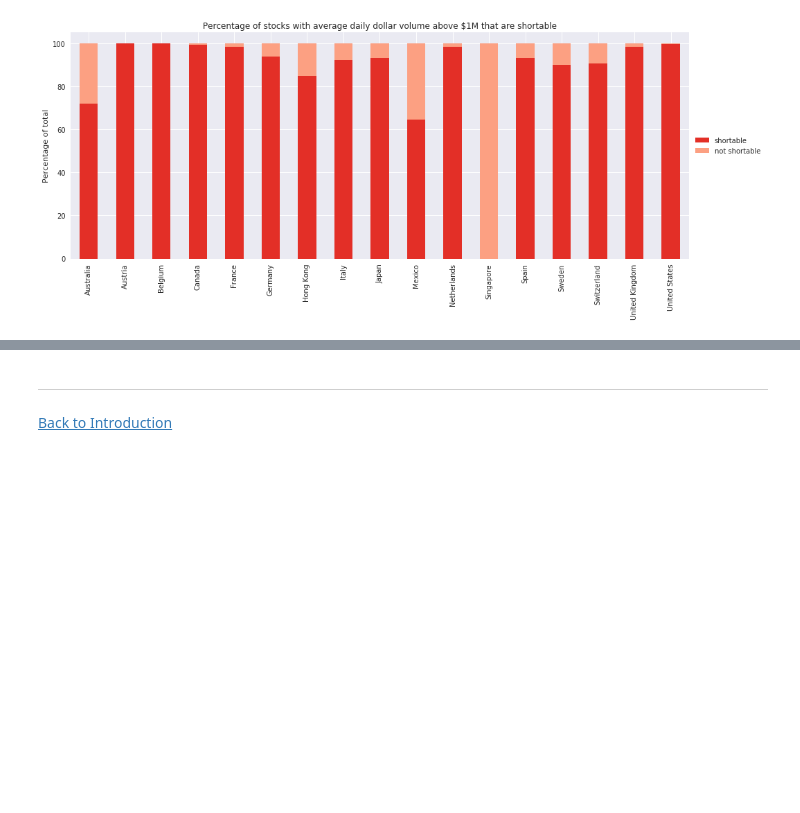
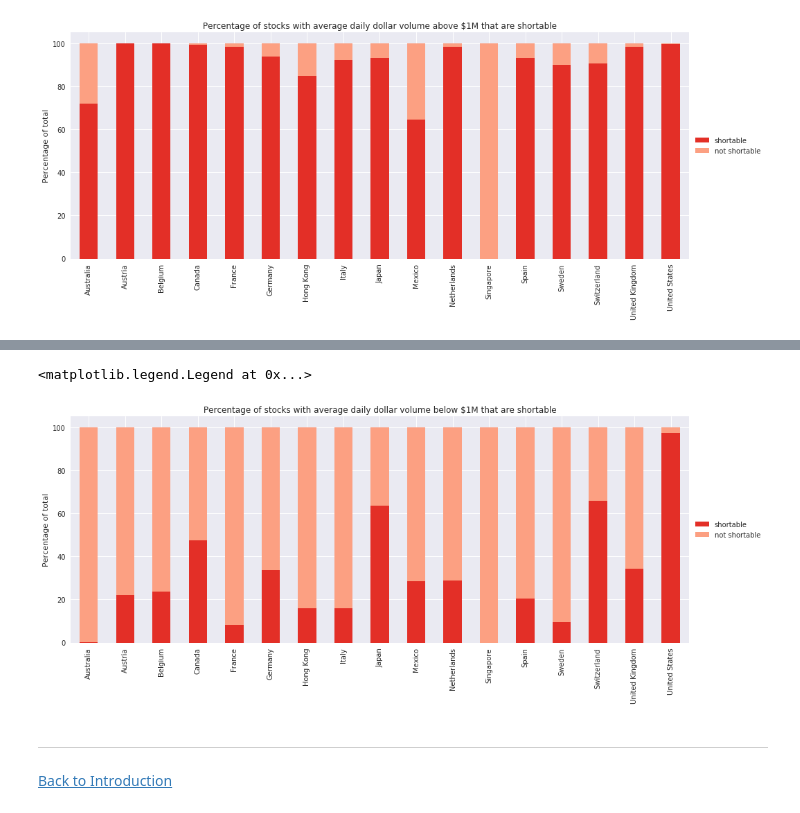
Before and after one commit to quantrocket-codeload/global-market-profiles, a Jupyter notebook: global_market_profiles/Shortable-Shares.ipynb, the cells around one changed output, grey strips where cells are left out. Cells and saved outputs as stored; diff of their text form; code cells hidden in the pictures; blank space fills up the shorter version.

Commit message:
add max_dollar_volume to Shortable-Shares nb

```diff
--- a/global_market_profiles/Shortable-Shares.ipynb
+++ b/global_market_profiles/Shortable-Shares.ipynb
@@ -20,9 +20,9 @@ download_exchange_rates(f, latest=True, base_currencies="USD")
 rates = pd.read_csv(f)
 rates = rates.set_index("QuoteCurrency").Rate.to_dict()
 # %%
-def get_conids(db, start_date, min_dollar_volume=0, universes=None):
+def get_conids(db, start_date, min_dollar_volume=0, max_dollar_volume=None, universes=None):
     """
-    Return the list of conids for the db, with average dollar volume above the threshold.
+    Return the list of conids for the db, optionally with average dollar volume above or below the threshold(s).
     """
 
     prices = get_historical_prices(
@@ -43,7 +43,12 @@ def get_conids(db, start_date, min_dollar_volume=0, universes=None):
     dollar_volumes = closes.div(exchange_rates) * volumes
     avg_dollar_volumes = dollar_volumes.mean()
 
-    conids = list(avg_dollar_volumes[avg_dollar_volumes >= min_dollar_volume].index)
+    if min_dollar_volume:
+        avg_dollar_volumes = avg_dollar_volumes[avg_dollar_volumes >= min_dollar_volume]
+    if max_dollar_volume:
+        avg_dollar_volumes = avg_dollar_volumes[avg_dollar_volumes <= max_dollar_volume]
+
+    conids = list(avg_dollar_volumes.index)
 
     return conids
 # %%
@@ -59,13 +64,13 @@ def get_shortable_universe_size(conids, start_date):
     else:
         return len(pd.read_csv(f).ConId.unique())
 # %%
-def get_shortable_ratio(db, min_dollar_volume):
+def get_shortable_ratio(db, min_dollar_volume=None, max_dollar_volume=None):
     """
     Divides count of shortable conids by total conids in the last 90 days.
     """
     start_date = pd.Timestamp.today() - pd.Timedelta('90D')
     start_date = start_date.date().isoformat()
-    conids = get_conids(db, start_date, min_dollar_volume=min_dollar_volume)
+    conids = get_conids(db, start_date, min_dollar_volume=min_dollar_volume, max_dollar_volume=max_dollar_volume)
     shortable_size = get_shortable_universe_size(conids, start_date)
     return (shortable_size/len(conids)) * 100
 # %% [markdown]
@@ -171,0 +179,9 @@ plt.legend(loc='center left', bbox_to_anchor=(1, 0.5))
+# %%
+all_countries = {}
+
+for db, country in countries:
+    print(country)
+    all_countries[country] = get_shortable_ratio(db, max_dollar_volume=1000000)
+
+shortable_ratios = pd.Series(all_countries, name="shortable").to_frame()
+shortable_ratios["not shortable"] = 100 - shortable_ratios
@@ -172,3 +206,10 @@ plt.legend(loc='center left', bbox_to_anchor=(1, 0.5))
+# %%
+ax = shortable_ratios.sort_index().plot(kind="bar", stacked=True, title="Percentage of stocks with average daily dollar volume below $1M that are shortable", figsize=(16,6))
+ax.set_ylabel("Percentage of total")
+plt.legend(loc='center left', bbox_to_anchor=(1, 0.5))
+# %% [output]
+<matplotlib.legend.Legend at 0x...>
+[figure, added]
 # %% [markdown]
 ***
 
```
Also changed, not shown: parts of 2 cells of this notebook.
